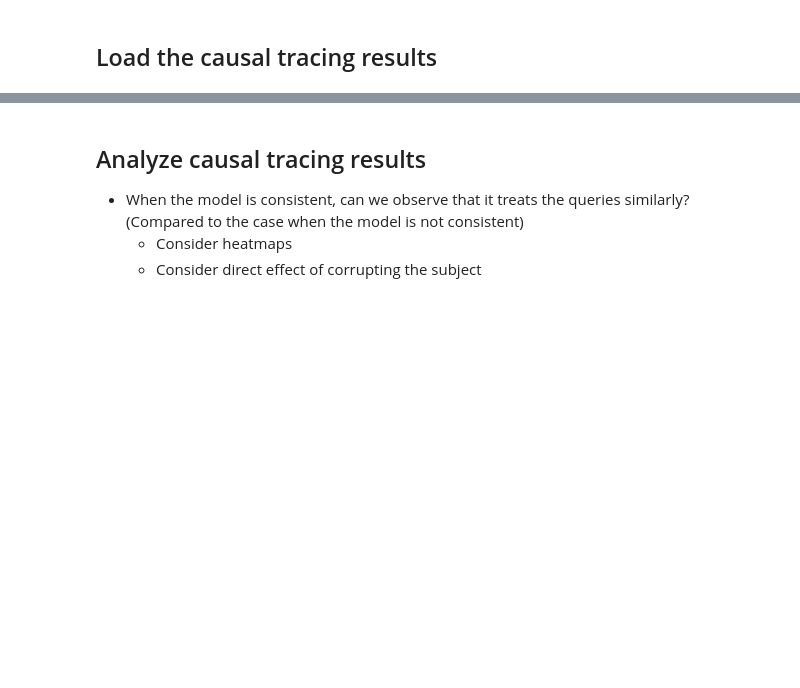
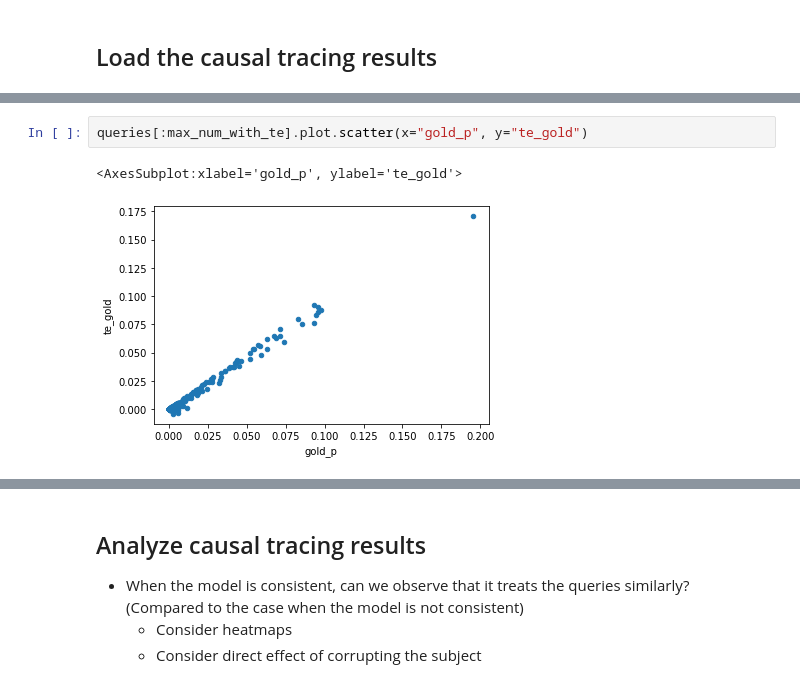
Before and after one commit to dsaynova/rome, a Jupyter notebook: notebooks/analyze_pararel_causal_tracing_results.ipynb, the cells around one changed output, grey strips where cells are left out. Cells and saved outputs as stored; diff of their text form; blank space fills up the shorter version.

```diff
--- a/notebooks/analyze_pararel_causal_tracing_results.ipynb
+++ b/notebooks/analyze_pararel_causal_tracing_results.ipynb
@@ -155,0 +160,5 @@ findfont: Font family ['Times New Roman'] not found. Falling back to DejaVu Sans
+# %%
+queries[:max_num_with_te].plot.scatter(x="gold_p", y="te_gold")
+# %% [output]
+<AxesSubplot:xlabel='gold_p', ylabel='te_gold'>
+[figure, added]
```
Also changed, not shown: parts of 28 cells of this notebook, 5 other files.
